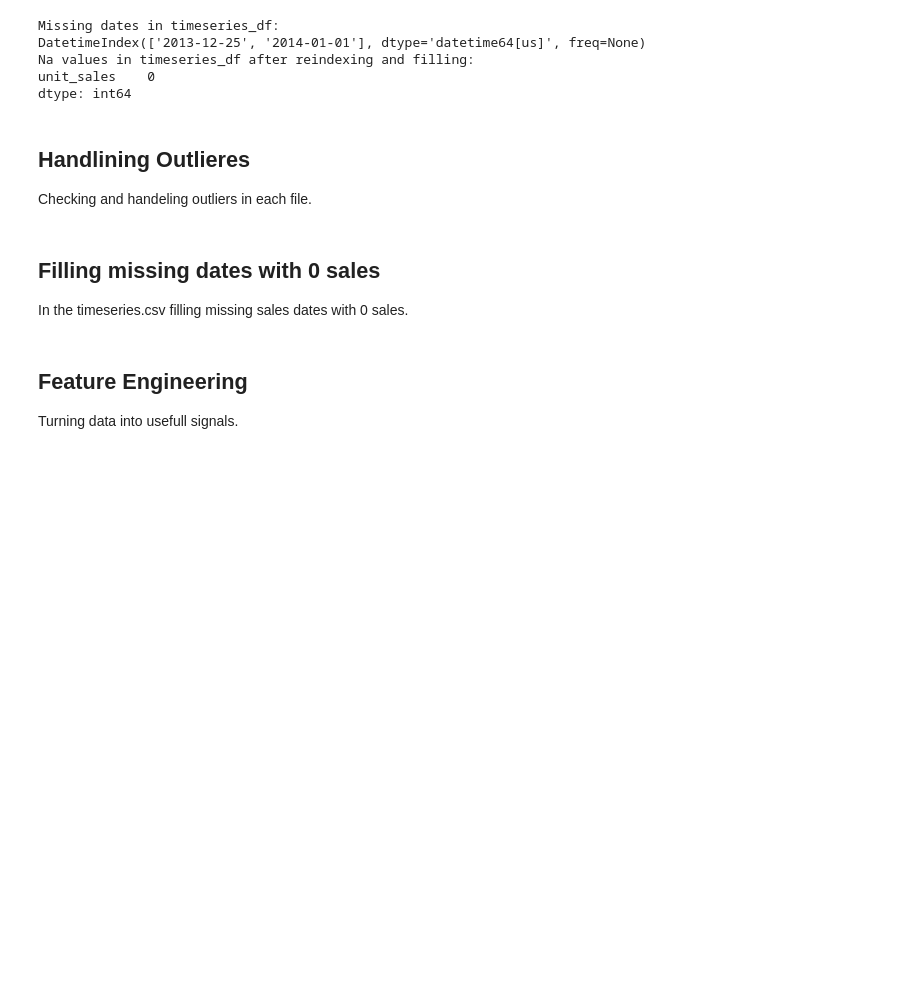
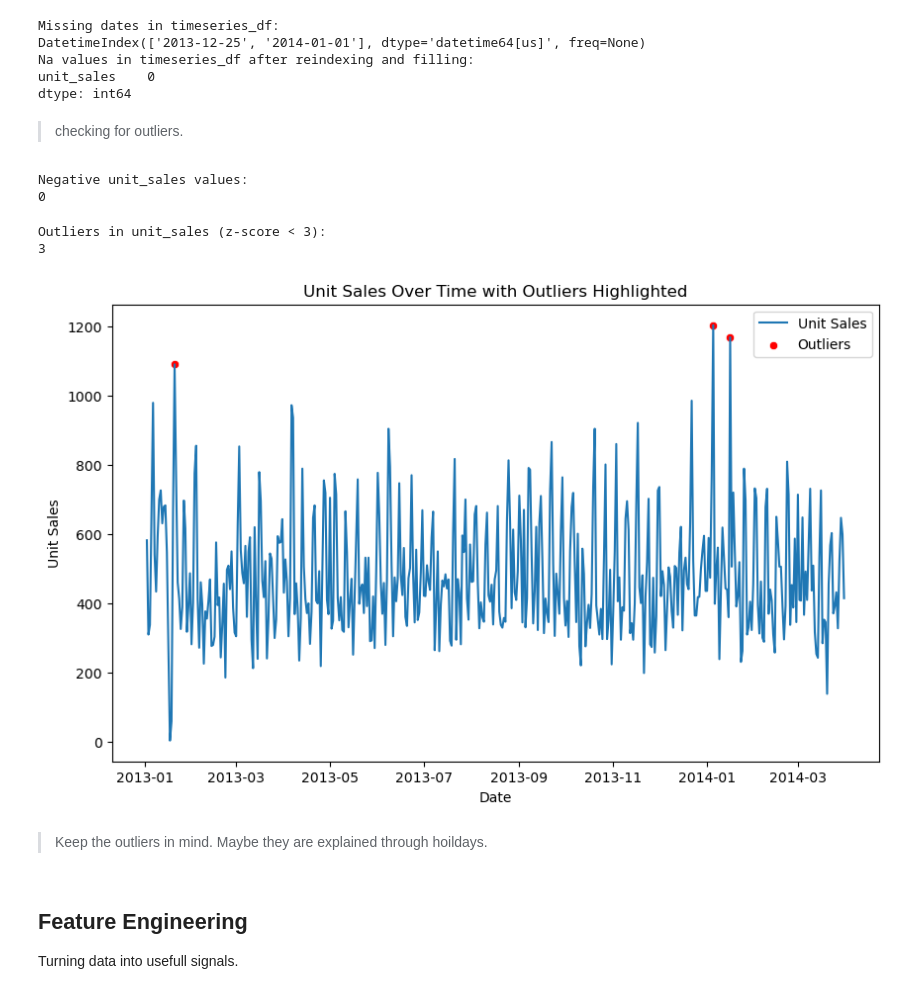
Before and after one commit to Moritz-Binder/corporacion_favorita_grocery_sales_forecasting, a Jupyter notebook: ipynb/EDA.ipynb, the cells around one changed output. Saved outputs shown, nothing was run; the diff lists cells and outputs as text; code cells hidden in the pictures; blank space fills up the shorter version.

Commit message:
feature engeneering, missing values and outlier handling

```diff
--- a/ipynb/EDA.ipynb
+++ b/ipynb/EDA.ipynb
@@ -225,14 +241,38 @@ DatetimeIndex(['2013-12-25', '2014-01-01'], dtype='datetime64[us]', freq=None)
 Na values in timeseries_df after reindexing and filling:
 unit_sales    0
 dtype: int64
-# %% [markdown]
-## Handlining Outlieres
-
-Checking and handeling outliers in each file.
-# %% [markdown]
-## Filling missing dates with 0 sales
-
-In the timeseries.csv filling missing sales dates with 0 sales.
+# %% [markdown]
+> checking for outliers.
+# %%
+# check for nagative unit_sales values
+negative_sales = timeseries_df[timeseries_df['unit_sales'] < 0]
+print(f"Negative unit_sales values: \n{len(negative_sales)}")
+# %% [output]
+Negative unit_sales values:
+0
+# %%
+# check for outliers in unit_sales via z-score
+timeseries_df['unit_sales_z'] = (timeseries_df['unit_sales'] - timeseries_df['unit_sales'].mean()) / (timeseries_df['unit_sales'].std() if timeseries_df['unit_sales'].std() != 0 else 1) # to avoid division by zero in case of zero standard deviation
+threshold = 3
+outliers = timeseries_df[(-(threshold) > np.abs(timeseries_df['unit_sales_z'])) | (np.abs(timeseries_df['unit_sales_z']) > threshold)]
+print(f"Outliers in unit_sales (z-score < {threshold}): \n{len(outliers)}")
+# %% [output]
+Outliers in unit_sales (z-score < 3):
+3
+# %%
+# plotting outliers
+plt.figure(figsize=(10, 6))
+sns.lineplot(data=timeseries_df, x=timeseries_df.index, y='unit_sales', label='Unit Sales')
+sns.scatterplot(data=outliers, x=outliers.index, y='unit_sales', color='red', label='Outliers')
+plt.title('Unit Sales Over Time with Outliers Highlighted')
+plt.xlabel('Date')
+plt.ylabel('Unit Sales')
+plt.legend()
+plt.show()
+# %% [output]
+[figure, added]
+# %% [markdown]
+> Keep the outliers in mind. Maybe they are explained through hoildays.
 # %% [markdown]
 ## Feature Engineering
 
```
Also changed, not shown: parts of 18 cells of this notebook.
